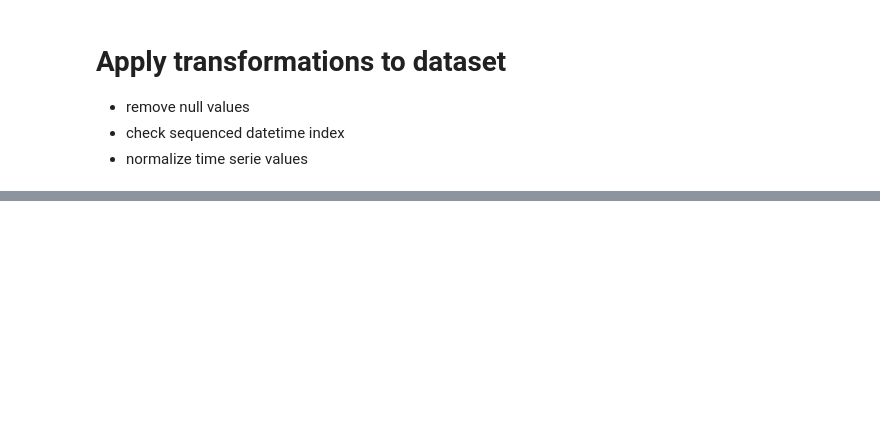
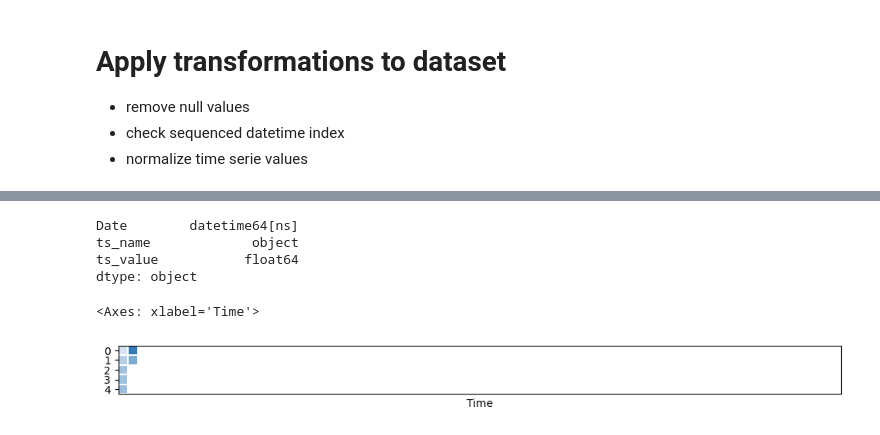
Before and after one commit to ClementBM/sandbox, a Jupyter notebook: webstat-tsclustering/tsclustering/eda.ipynb, the cells around one changed output, grey strips where cells are left out. Drawn from its saved outputs; the diff is of its cells as text; code cells hidden in the pictures; blank space fills up the shorter version.

```diff
--- a/webstat-tsclustering/tsclustering/eda.ipynb
+++ b/webstat-tsclustering/tsclustering/eda.ipynb
@@ -13,6 +17,7 @@ from ydata_profiling.visualisation.plot import timeseries_heatmap
 # Import final dataframe
 # %%
 final_df = pd.read_csv("final_df.csv", index_col=0)
+final_df.index = pd.to_datetime(final_df.index)
 # %%
 final_df.describe()
 # %% [output]
@@ -41,0 +128,4 @@ timeseries_heatmap(dataframe=df, entity_column='Site Num', sortby='Date Local')
+# %%
+melted_final_df = final_df.copy().reset_index().rename(
+    columns={"index":"Date"}
+).melt("Date", var_name="ts_name", value_name="ts_value")
@@ -41,0 +152,14 @@ timeseries_heatmap(dataframe=df, entity_column='Site Num', sortby='Date Local')
+# %%
+melted_final_df.dtypes
+# %% [output]
+Date        datetime64[ns]
+ts_name             object
+ts_value           float64
+dtype: object
+# %%
+timeseries_heatmap(dataframe=melted_final_df,
+                   entity_column="ts_value",
+                   )
+# %% [output]
+<Axes: xlabel='Time'>
+[figure, added]
```
Also changed, not shown: parts of 11 cells of this notebook, 6 other files.
